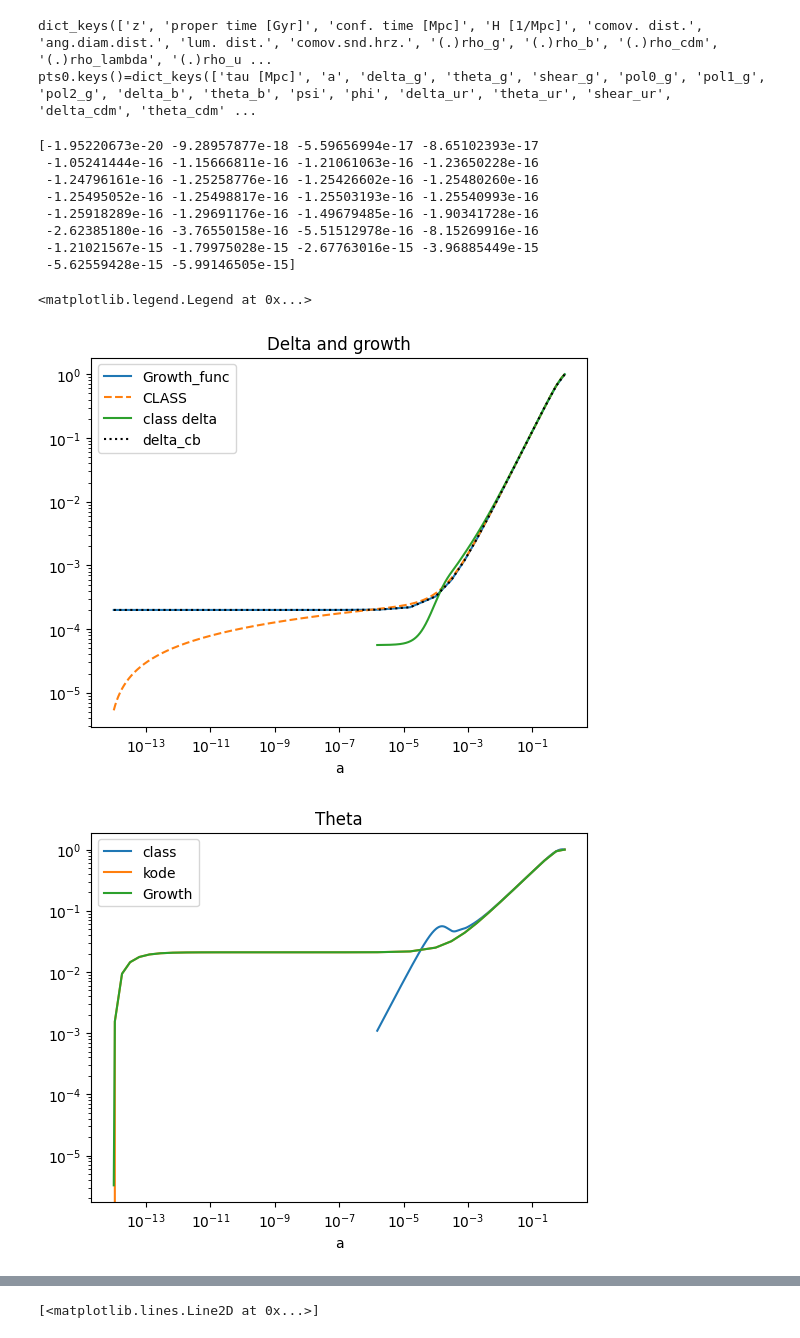
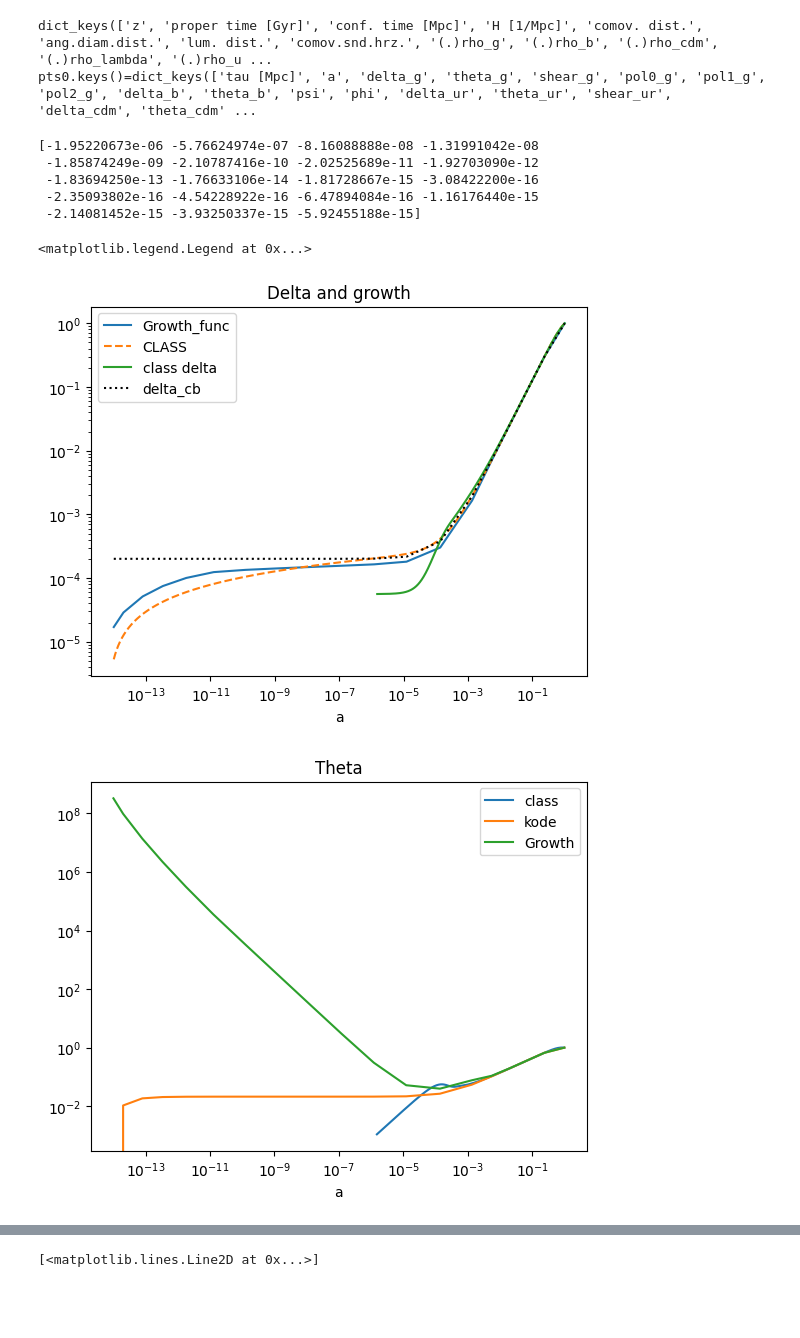
Before and after one commit to eriksteenberg/Power-spectrum-Test, a Jupyter notebook: power spectrum test.ipynb, the cells around one changed output, grey strips where cells are left out. Drawn from its saved outputs; the diff is of its cells as text; code cells hidden in the pictures; blank space fills up the shorter version.

```diff
--- a/power spectrum test.ipynb
+++ b/power spectrum test.ipynb
@@ -95,7 +95,7 @@ t_end = tau[-1]
 a0= tau0*(H0) * (Omega_R ** (0.5))
 tau_span = np.array([t_start,t_end])
 
-D0 = 1#1e-14
+D0 = 1e-14
 D1 = H0*np.sqrt(Omega_R)
 cdm = pts0['theta_cdm']
 #theta_cb_0 = cdm[]
@@ -112,43 +112,40 @@ D = sol.y[1]
 D_dt = sol.y[2]
 #print(D/D[-1])
 delta_cdm = sol.y[3]
 theta_cdm = sol.y[4]
 
 plt.loglog(a, D/D[-1], label='Growth_func')
 D_class = bg['gr.fac. D']
 plt.loglog(a_class, D_class, label='CLASS', ls='--')
 plt.loglog(pts0["a"],pts0['delta_cdm']/pts0['delta_cdm'][-1],label="class delta")
 plt.loglog(a,delta_cdm/delta_cdm[-1],label="delta_cb",ls=":",color="black")
 plt.legend()
 plt.xlabel("a")
 plt.title("Delta and growth")
 #plt.loglog(a,theta_cdm)
 #print(bg.keys())
 #print(cosmo)
 
 plt.figure(1413)
 cdm = pts0['theta_cdm']
 plt.title("Theta")
 plt.loglog(pts0['a'],cdm/cdm[-1],label="class")
 plt.loglog(a,theta_cdm/theta_cdm[-1],label="kode")
 
 theta_test = - D_dt / D * delta_cdm
 print(theta_test)
 plt.loglog(a,theta_test/theta_test[-1],label="Growth")
 plt.xlabel("a")
 plt.legend()
 # %% [output]
-[-1.95220673e-20 -9.28957877e-18 -5.59656994e-17 -8.65102393e-17
- -1.05241444e-16 -1.15666811e-16 -1.21061063e-16 -1.23650228e-16
- -1.24796161e-16 -1.25258776e-16 -1.25426602e-16 -1.25480260e-16
- -1.25495052e-16 -1.25498817e-16 -1.25503193e-16 -1.25540993e-16
- -1.25918289e-16 -1.29691176e-16 -1.49679485e-16 -1.90341728e-16
- -2.62385180e-16 -3.76550158e-16 -5.51512978e-16 -8.15269916e-16
- -1.21021567e-15 -1.79975028e-15 -2.67763016e-15 -3.96885449e-15
- -5.62559428e-15 -5.99146505e-15]
+[-1.95220673e-06 -5.76624974e-07 -8.16088888e-08 -1.31991042e-08
+ -1.85874249e-09 -2.10787416e-10 -2.02525689e-11 -1.92703090e-12
+ -1.83694250e-13 -1.76633106e-14 -1.81728667e-15 -3.08422200e-16
+ -2.35093802e-16 -4.54228922e-16 -6.47894084e-16 -1.16176440e-15
+ -2.14081452e-15 -3.93250337e-15 -5.92455188e-15]
 <matplotlib.legend.Legend at 0x...>
-[figure, old version]
+[figure, new version]
-[figure, old version]
+[figure, new version]
 # %%
 
 Omega_M = 0.3
```
Also changed, not shown: parts of 3 cells of this notebook.
